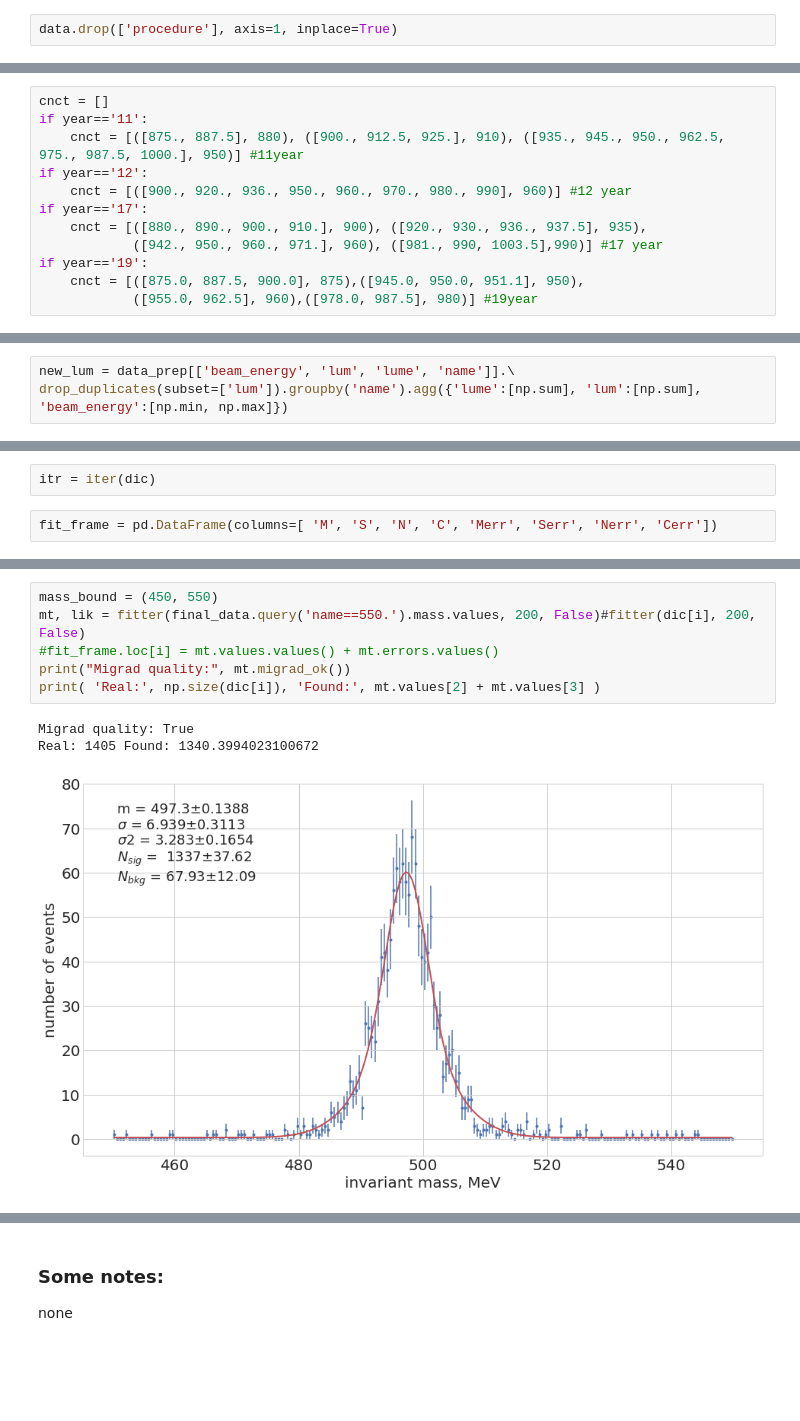
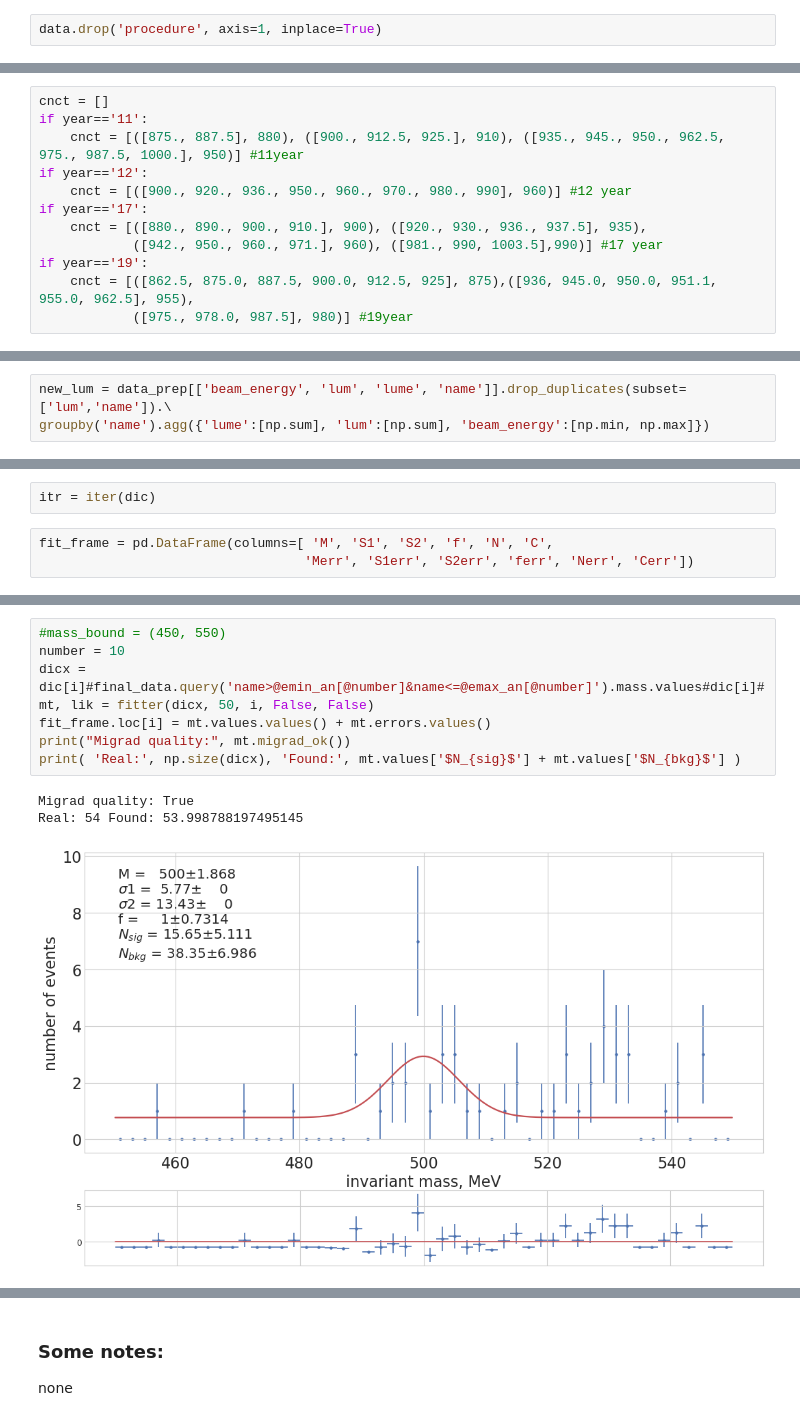
Before and after one commit to nikita-p/research, a Jupyter notebook: uproot/Analysis.ipynb, the cells around one changed output, grey strips where cells are left out. Cells and saved outputs as stored; diff of their text form; blank space fills up the shorter version.

```diff
--- a/uproot/Analysis.ipynb
+++ b/uproot/Analysis.ipynb
@@ -99,7 +87,7 @@ print(data.shape[0], 'records left')
 # %% [markdown]
 Удалить ненужные столбцы
 # %%
-data.drop(['procedure'], axis=1, inplace=True)
+data.drop('procedure', axis=1, inplace=True)
 # %%
 data.head()
 # %% [output]
@@ -206,8 +194,8 @@ if year=='17':
     cnct = [([880., 890., 900., 910.], 900), ([920., 930., 936., 937.5], 935),
             ([942., 950., 960., 971.], 960), ([981., 990, 1003.5],990)] #17 year
 if year=='19':
-    cnct = [([875.0, 887.5, 900.0], 875),([945.0, 950.0, 951.1], 950),
-            ([955.0, 962.5], 960),([978.0, 987.5], 980)] #19year
+    cnct = [([862.5, 875.0, 887.5, 900.0, 912.5, 925], 875),([936, 945.0, 950.0, 951.1, 955.0, 962.5], 955),
+            ([975., 978.0, 987.5], 980)] #19year
 # %%
 for c in cnct:
     data_prep.name.replace(c[0], c[1], inplace=True)
@@ -246,3 +234,3 @@ drop_duplicates(subset=['lum']).groupby('name').agg({'lum':np.size}).query('lum!
 # %%
-new_lum = data_prep[['beam_energy', 'lum', 'lume', 'name']].\
-drop_duplicates(subset=['lum']).groupby('name').agg({'lume':[np.sum], 'lum':[np.sum], 'beam_energy':[np.min, np.max]})
+new_lum = data_prep[['beam_energy', 'lum', 'lume', 'name']].drop_duplicates(subset=['lum','name']).\
+groupby('name').agg({'lume':[np.sum], 'lum':[np.sum], 'beam_energy':[np.min, np.max]})
@@ -369,7 +404,8 @@ def fitter(dic, nbins, binnedLik=False):
 # %%
 itr = iter(dic)
 # %%
-fit_frame = pd.DataFrame(columns=[ 'M', 'S', 'N', 'C', 'Merr', 'Serr', 'Nerr', 'Cerr'])
+fit_frame = pd.DataFrame(columns=[ 'M', 'S1', 'S2', 'f', 'N', 'C',
+                                  'Merr', 'S1err', 'S2err', 'ferr', 'Nerr', 'Cerr'])
 # %%
 i = next(itr)
 print('Label:', i)
@@ -378,13 +414,15 @@ Label: 550.0
 # %%
-mass_bound = (450, 550)
-mt, lik = fitter(final_data.query('name==550.').mass.values, 200, False)#fitter(dic[i], 200, False)
-#fit_frame.loc[i] = mt.values.values() + mt.errors.values()
+#mass_bound = (450, 550)
+number = 10
+dicx = dic[i]#final_data.query('name>@emin_an[@number]&name<=@emax_an[@number]').mass.values#dic[i]#
+mt, lik = fitter(dicx, 50, i, False, False)
+fit_frame.loc[i] = mt.values.values() + mt.errors.values()
 print("Migrad quality:", mt.migrad_ok())
-print( 'Real:', np.size(dic[i]), 'Found:', mt.values[2] + mt.values[3] )
+print( 'Real:', np.size(dicx), 'Found:', mt.values['$N_{sig}$'] + mt.values['$N_{bkg}$'] )
 # %% [output]
 Migrad quality: True
-Real: 1405 Found: 1340.3994023100672
+Real: 54 Found: 53.998788197495145
-[figure, old version]
+[figure, new version]
 # %%
 fit_frame
 # %% [output]
```
Also changed, not shown: parts of 46 cells of this notebook, 7 other files.
